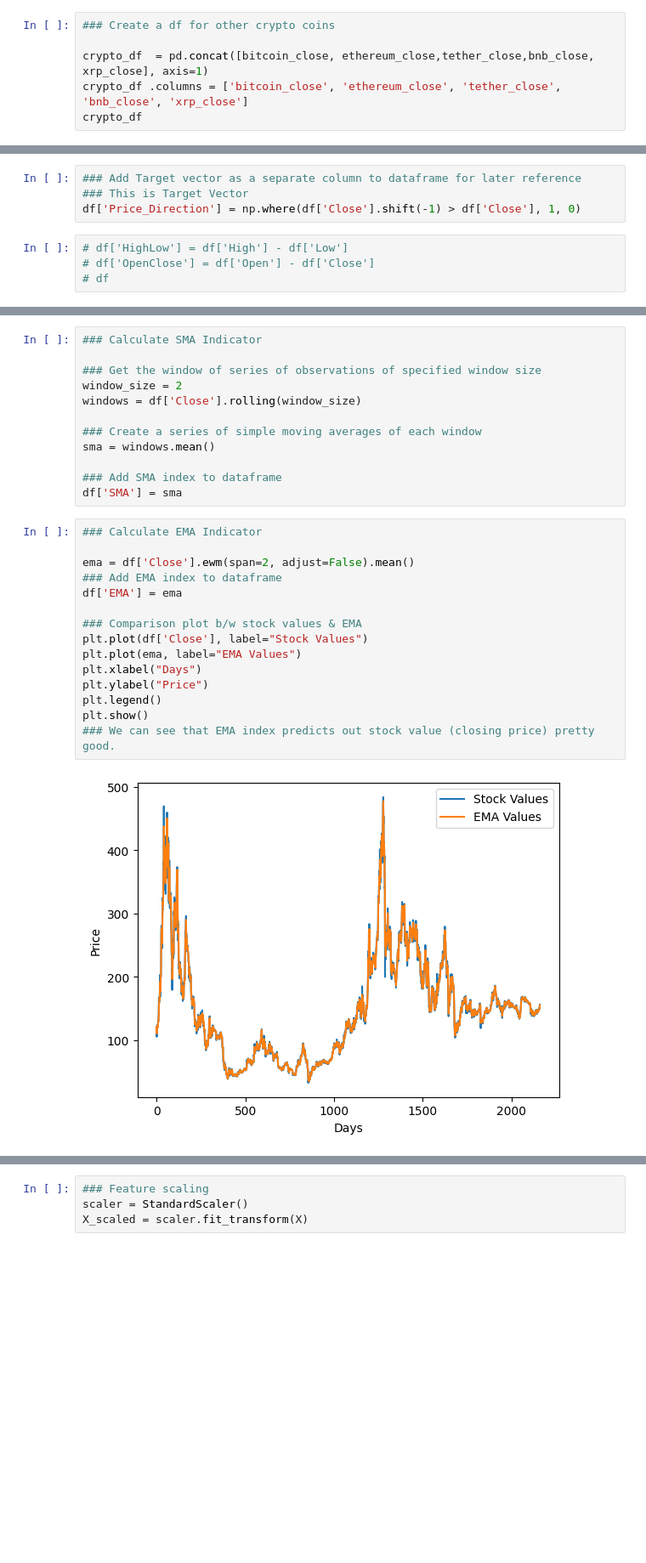
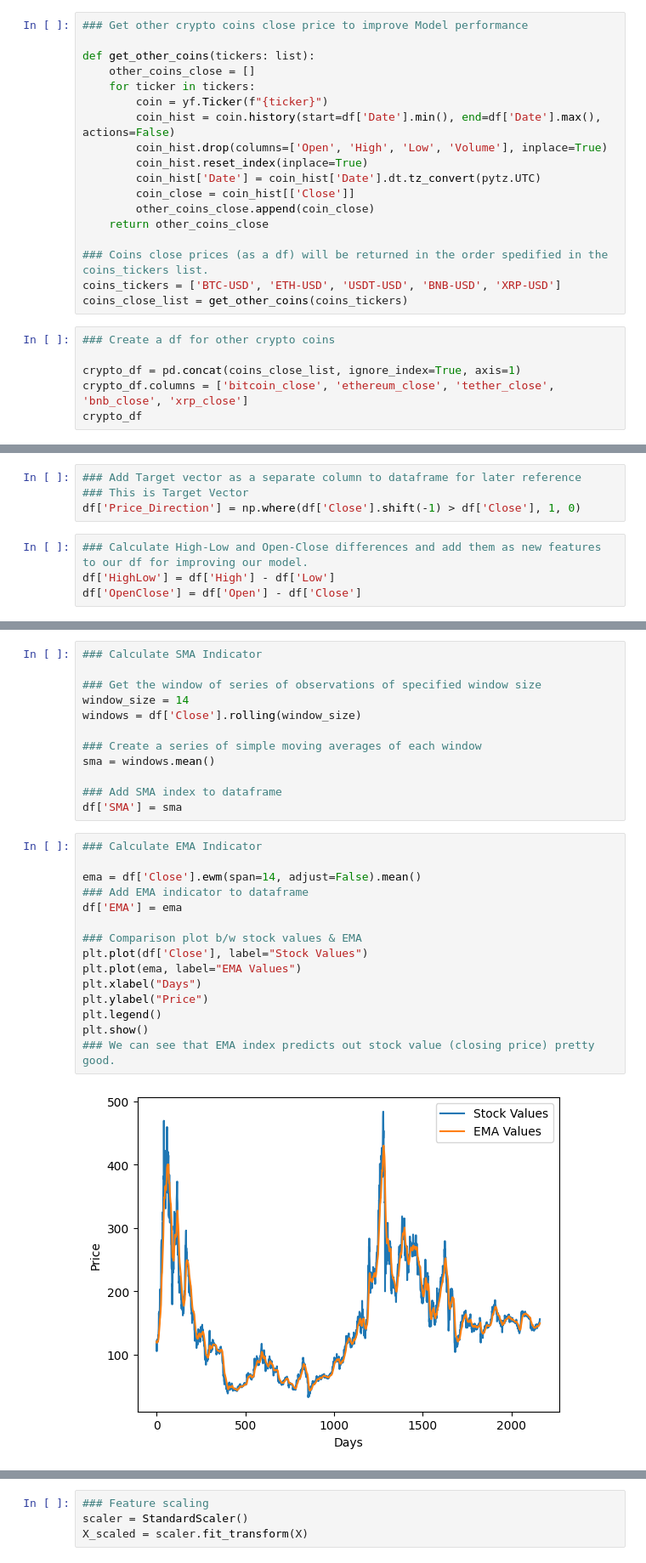
Before and after one commit to abariow/crypto-market-analysis, a Jupyter notebook: Q3_mohnz&Qazal.ipynb, the cells around one changed output, grey strips where cells are left out. Shown at 85% size. Saved outputs shown, nothing was run; the diff lists cells and outputs as text; blank space fills up the shorter version.

```diff
--- a/Q3_mohnz&Qazal.ipynb
+++ b/Q3_mohnz&Qazal.ipynb
@@ -107,8 +68,26 @@ xrp_close=xrp_hist[['Close']]
+# %%
+### Get other crypto coins close price to improve Model performance
+
+def get_other_coins(tickers: list):
+    other_coins_close = []
+    for ticker in tickers:
+        coin = yf.Ticker(f"{ticker}")
+        coin_hist = coin.history(start=df['Date'].min(), end=df['Date'].max(), actions=False)
+        coin_hist.drop(columns=['Open', 'High', 'Low', 'Volume'], inplace=True)
+        coin_hist.reset_index(inplace=True)
+        coin_hist['Date'] = coin_hist['Date'].dt.tz_convert(pytz.UTC)
+        coin_close = coin_hist[['Close']]
+        other_coins_close.append(coin_close)
+    return other_coins_close
+
+### Coins close prices (as a df) will be returned in the order spedified in the coins_tickers list.
+coins_tickers = ['BTC-USD', 'ETH-USD', 'USDT-USD', 'BNB-USD', 'XRP-USD']
+coins_close_list = get_other_coins(coins_tickers)
 # %%
 ### Create a df for other crypto coins
 
-crypto_df  = pd.concat([bitcoin_close, ethereum_close,tether_close,bnb_close, xrp_close], axis=1)
-crypto_df .columns = ['bitcoin_close', 'ethereum_close', 'tether_close', 'bnb_close', 'xrp_close']
+crypto_df = pd.concat(coins_close_list, ignore_index=True, axis=1)
+crypto_df.columns = ['bitcoin_close', 'ethereum_close', 'tether_close', 'bnb_close', 'xrp_close']
 crypto_df
 # %% [output]
 |  | bitcoin_close | ethereum_close | tether_close | bnb_close | xrp_close |
@@ -224,9 +203,9 @@ df
 ### This is Target Vector
 df['Price_Direction'] = np.where(df['Close'].shift(-1) > df['Close'], 1, 0)
 # %%
-# df['HighLow'] = df['High'] - df['Low']
-# df['OpenClose'] = df['Open'] - df['Close']
-# df
+### Calculate High-Low and Open-Close differences and add them as new features to our df for improving our model.
+df['HighLow'] = df['High'] - df['Low']
+df['OpenClose'] = df['Open'] - df['Close']
 # %%
 ### Calculate RSI Indicator
 
@@ -264,7 +244,7 @@ Name: count, dtype: int64
 ### Calculate SMA Indicator
 
 ### Get the window of series of observations of specified window size
-window_size = 2
+window_size = 14
 windows = df['Close'].rolling(window_size)
 
 ### Create a series of simple moving averages of each window
@@ -275,20 +255,20 @@ df['SMA'] = sma
 # %%
 ### Calculate EMA Indicator
 
-ema = df['Close'].ewm(span=2, adjust=False).mean()
-### Add EMA index to dataframe
+ema = df['Close'].ewm(span=14, adjust=False).mean()
+### Add EMA indicator to dataframe
 df['EMA'] = ema
 
 ### Comparison plot b/w stock values & EMA
 plt.plot(df['Close'], label="Stock Values")
 plt.plot(ema, label="EMA Values")
 plt.xlabel("Days")
 plt.ylabel("Price")
 plt.legend()
 plt.show()
 ### We can see that EMA index predicts out stock value (closing price) pretty good.
 # %% [output]
-[figure, old version]
+[figure, new version]
 # %%
 ### Calculate Bollinger Band Indicator
 
```
Also changed, not shown: parts of 13 cells of this notebook.
